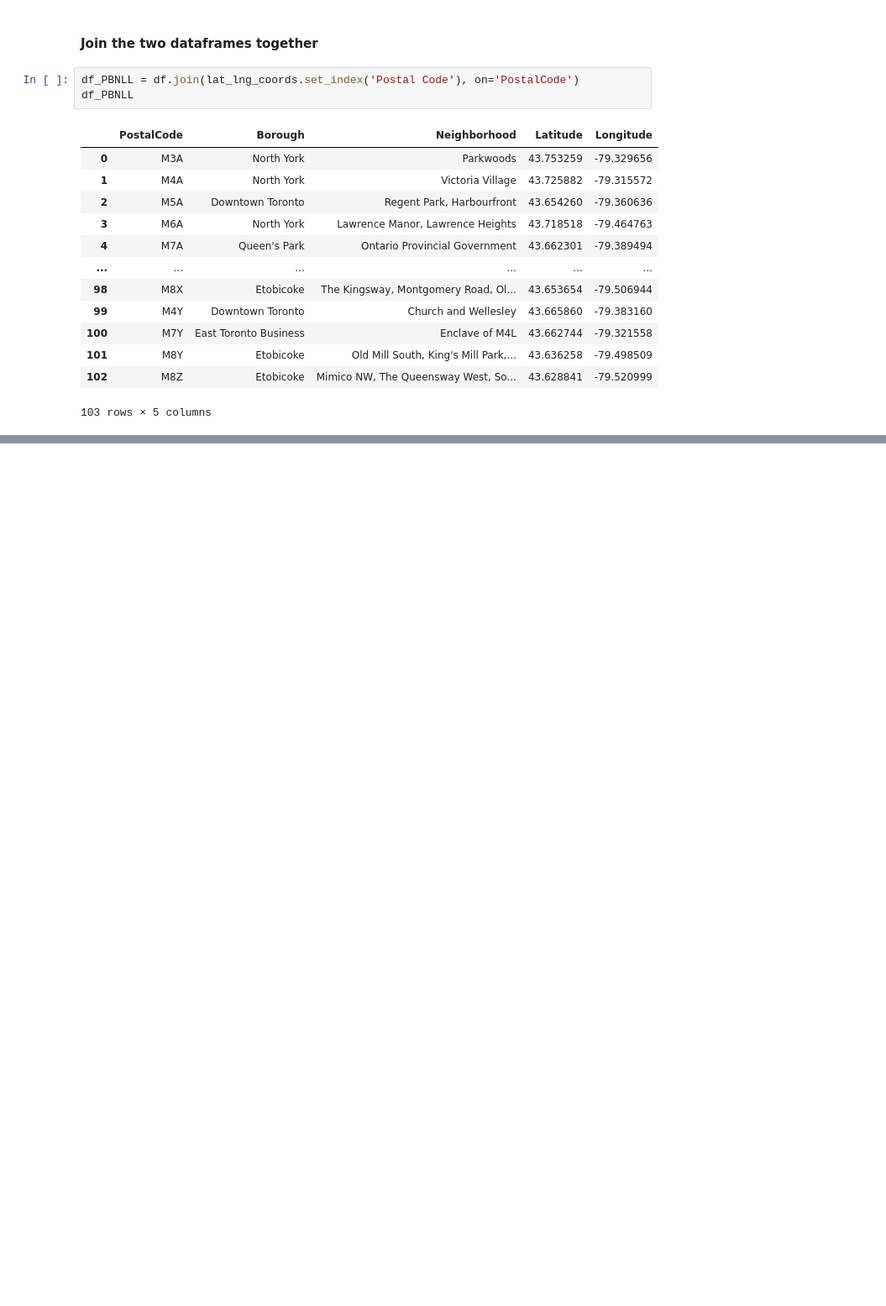
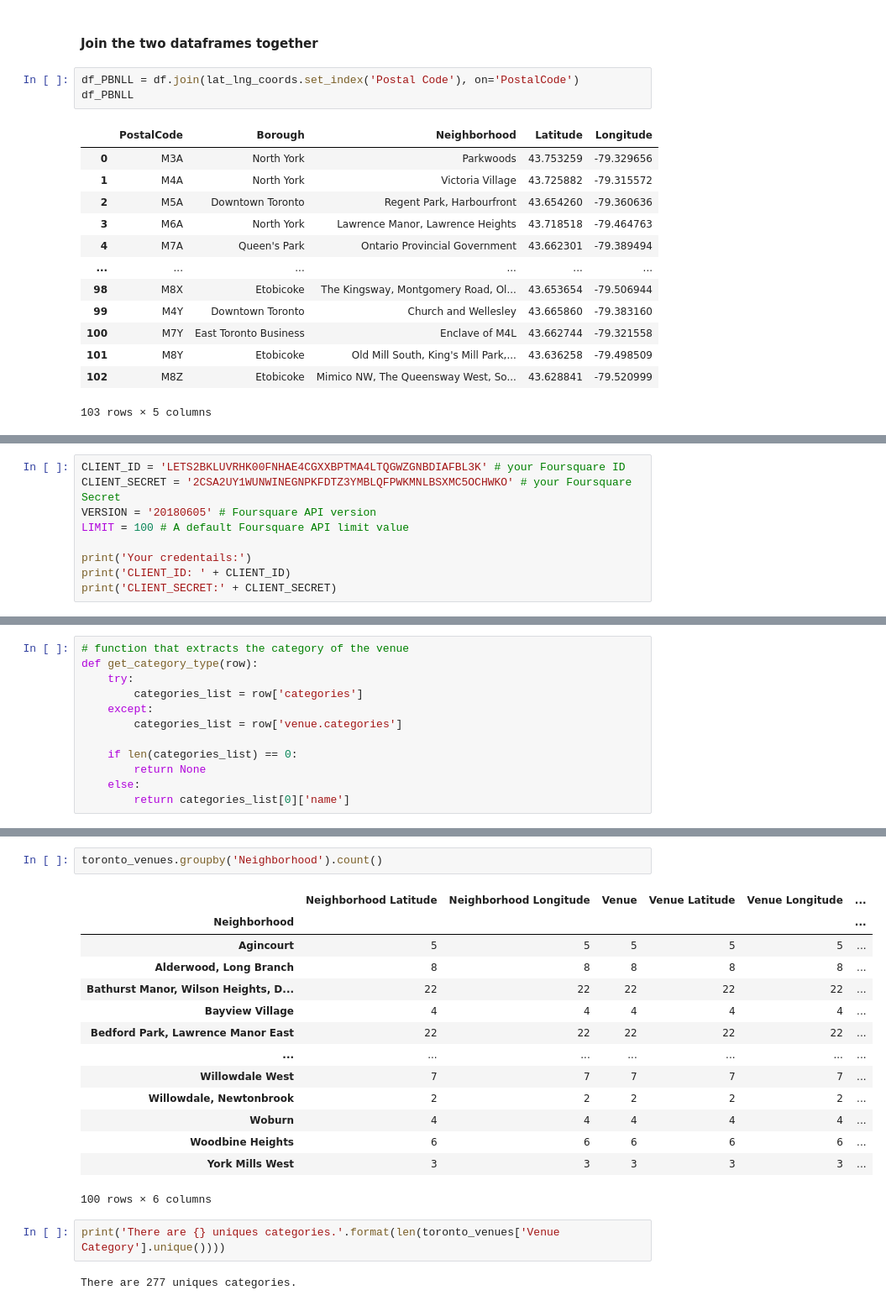
Before and after one commit to MakokwaneM/Coursera-Applied-Data-Science-Capstone-SpaceX, a Jupyter notebook: Applied Data Science Capstone W03:.ipynb, the cells around one changed output, grey strips where cells are left out. Shown: that part at 84% size. Cells and saved outputs as stored; diff of their text form; blank space fills up the shorter version.

```diff
--- a/Applied Data Science Capstone W03:.ipynb
+++ b/Applied Data Science Capstone W03:.ipynb
@@ -107,0 +151,9 @@ df_PBNLL
+# %%
+CLIENT_ID = 'LETS2BKLUVRHK00FNHAE4CGXXBPTMA4LTQGWZGNBDIAFBL3K' # your Foursquare ID
+CLIENT_SECRET = '2CSA2UY1WUNWINEGNPKFDTZ3YMBLQFPWKMNLBSXMC5OCHWKO' # your Foursquare Secret
+VERSION = '20180605' # Foursquare API version
+LIMIT = 100 # A default Foursquare API limit value
+
+print('Your credentails:')
+print('CLIENT_ID: ' + CLIENT_ID)
+print('CLIENT_SECRET:' + CLIENT_SECRET)
@@ -107,0 +220,12 @@ df_PBNLL
+# %%
+# function that extracts the category of the venue
+def get_category_type(row):
+    try:
+        categories_list = row['categories']
+    except:
+        categories_list = row['venue.categories']
+
+    if len(categories_list) == 0:
+        return None
+    else:
+        return categories_list[0]['name']
@@ -107,0 +333,21 @@ df_PBNLL
+# %%
+toronto_venues.groupby('Neighborhood').count()
+# %% [output]
+|  | Neighborhood Latitude | Neighborhood Longitude | Venue | Venue Latitude | Venue Longitude | ... |
+| Neighborhood |  |  |  |  |  | ... |
+| Agincourt | 5 | 5 | 5 | 5 | 5 | ... |
+| Alderwood, Long Branch | 8 | 8 | 8 | 8 | 8 | ... |
+| Bathurst Manor, Wilson Heights, D... | 22 | 22 | 22 | 22 | 22 | ... |
+| Bayview Village | 4 | 4 | 4 | 4 | 4 | ... |
+| Bedford Park, Lawrence Manor East | 22 | 22 | 22 | 22 | 22 | ... |
+| ... | ... | ... | ... | ... | ... | ... |
+| Willowdale West | 7 | 7 | 7 | 7 | 7 | ... |
+| Willowdale, Newtonbrook | 2 | 2 | 2 | 2 | 2 | ... |
+| Woburn | 4 | 4 | 4 | 4 | 4 | ... |
+| Woodbine Heights | 6 | 6 | 6 | 6 | 6 | ... |
+| York Mills West | 3 | 3 | 3 | 3 | 3 | ... |
+100 rows × 6 columns
+# %%
+print('There are {} uniques categories.'.format(len(toronto_venues['Venue Category'].unique())))
+# %% [output]
+There are 277 uniques categories.
```
Also changed, not shown: parts of 38 cells of this notebook.
